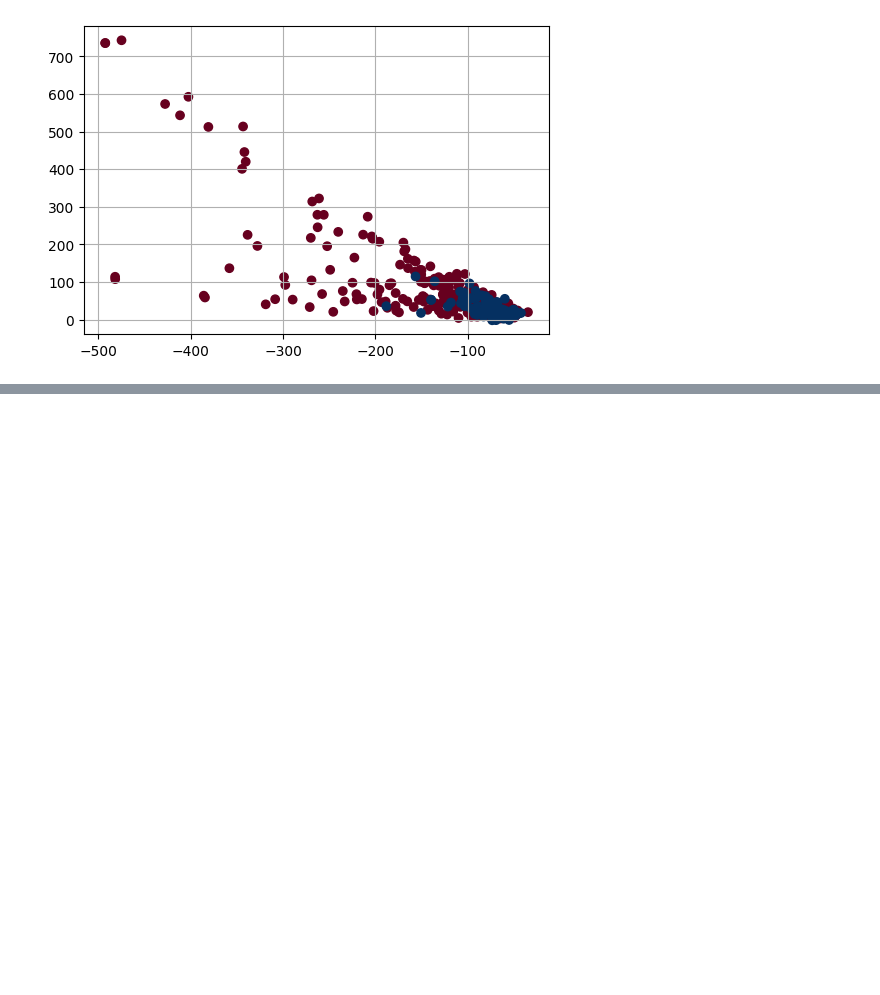
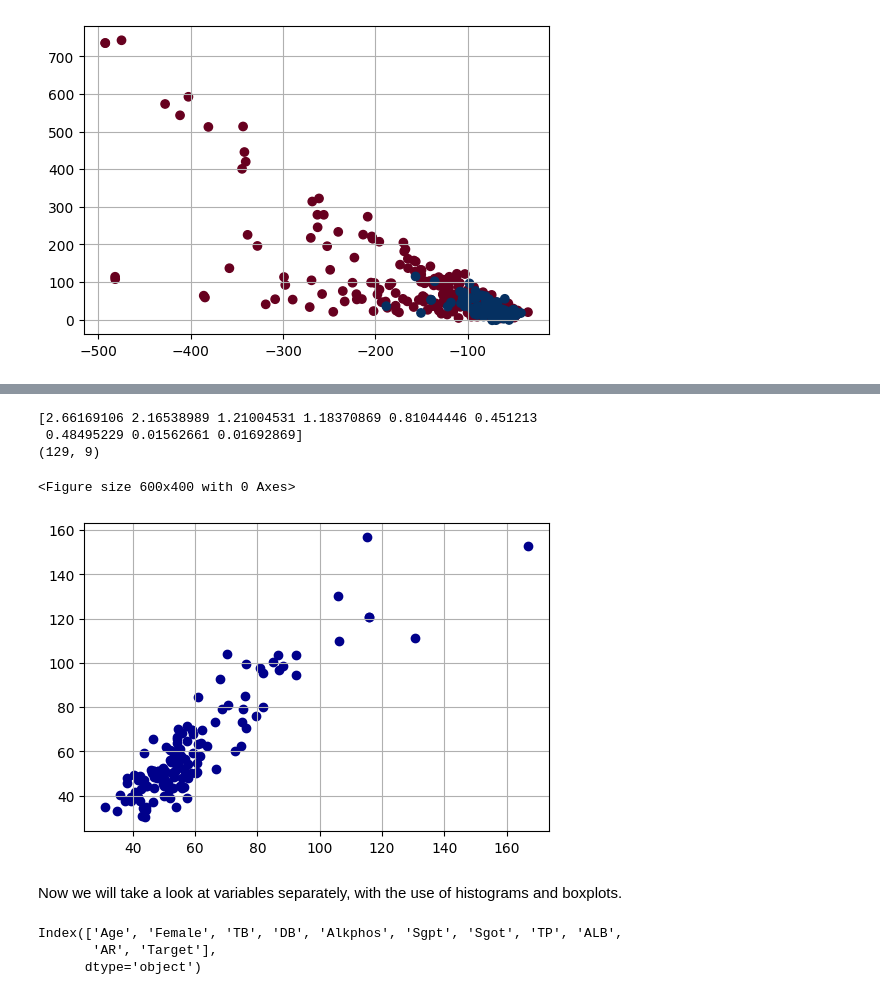
Before and after one commit to SrChen6/AA1-Competition, a Jupyter notebook: preprocessing-v2.ipynb, the cells around one changed output, grey strips where cells are left out. Drawn from its saved outputs; the diff is of its cells as text; code cells hidden in the pictures; blank space fills up the shorter version.

```diff
--- a/preprocessing-v2.ipynb
+++ b/preprocessing-v2.ipynb
@@ -219,0 +219,25 @@ ValueError: 'c' argument has 455 elements, which is inconsistent with 'x' and 'y
+# %%
+healthynumdata_v1 = numdata_v1[data_v1['Target'] == 1]
+corr = healthynumdata_v1.corr()
+
+eigs, U = np.linalg.eig(corr)
+healthy_pca = healthynumdata_v1 @ U
+
+print(eigs)
+print(healthy_pca.shape)
+
+x = healthy_pca.loc[:, 0]
+y = healthy_pca.loc[:, 1]
+z = healthy_pca.loc[:, 2]
+
+plt.figure(figsize = (6, 4))
+_ = plt.scatter(x = x, y = y, c = "darkblue")
+_ = plt.grid()
+# %% [output]
+[2.66169106 2.16538989 1.21004531 1.18370869 0.81044446 0.451213
+ 0.48495229 0.01562661 0.01692869]
+(129, 9)
+<Figure size 600x400 with 0 Axes>
+[figure, added]
+# %% [markdown]
+Now we will take a look at variables separately, with the use of histograms and boxplots.
@@ -219,0 +264,6 @@ ValueError: 'c' argument has 455 elements, which is inconsistent with 'x' and 'y
+# %%
+data_v1.columns
+# %% [output]
+Index(['Age', 'Female', 'TB', 'DB', 'Alkphos', 'Sgpt', 'Sgot', 'TP', 'ALB',
+       'AR', 'Target'],
+      dtype='object')
```
Also changed, not shown: parts of 5 cells of this notebook, 2 other files.
